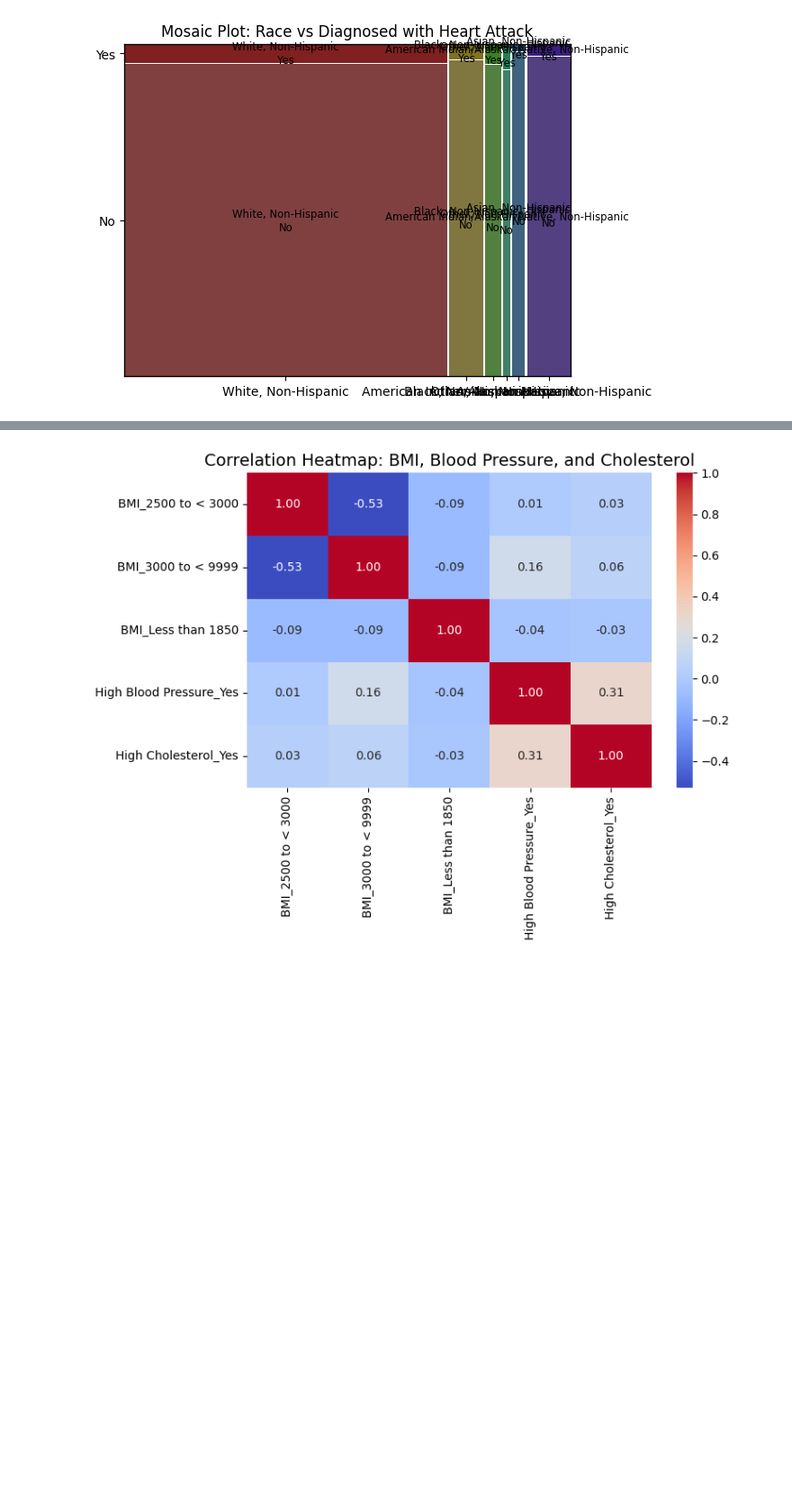
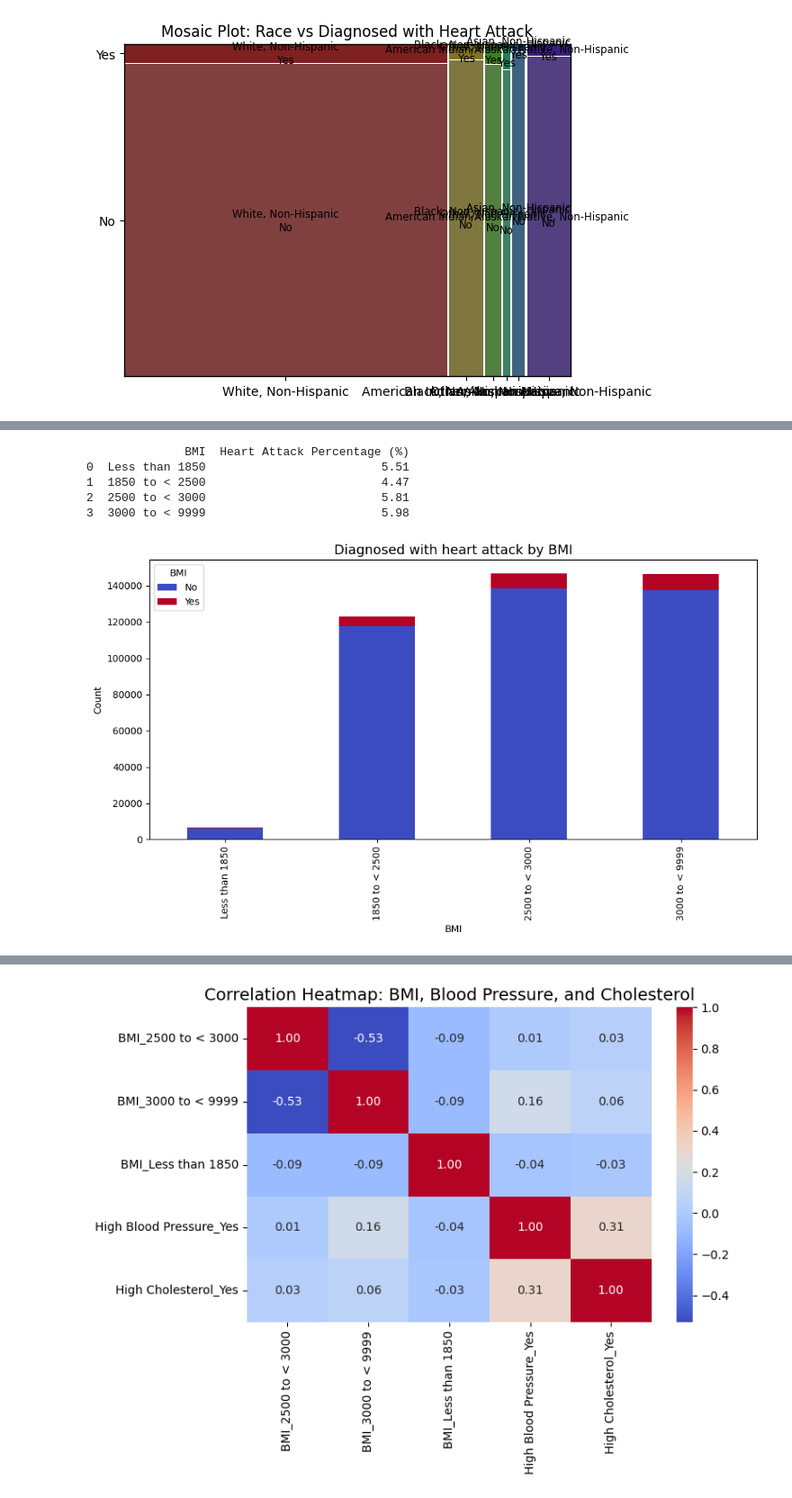
Before and after one commit to Huy1996/heart_attack_data_mining, a Jupyter notebook: new analysis1.ipynb, the cells around one changed output, grey strips where cells are left out. Shown at 90% size. Saved outputs shown, nothing was run; the diff lists cells and outputs as text; code cells hidden in the pictures; blank space fills up the shorter version.

```diff
--- a/new analysis1.ipynb
+++ b/new analysis1.ipynb
@@ -561,0 +561,9 @@ plt.show()
+# %%
+heart_attack_association('BMI', ordered=True)
+# %% [output]
+              BMI  Heart Attack Percentage (%)
+0  Less than 1850                         5.51
+1  1850 to < 2500                         4.47
+2  2500 to < 3000                         5.81
+3  3000 to < 9999                         5.98
+[figure, added]
```
Also changed, not shown: parts of 8 cells of this notebook.
